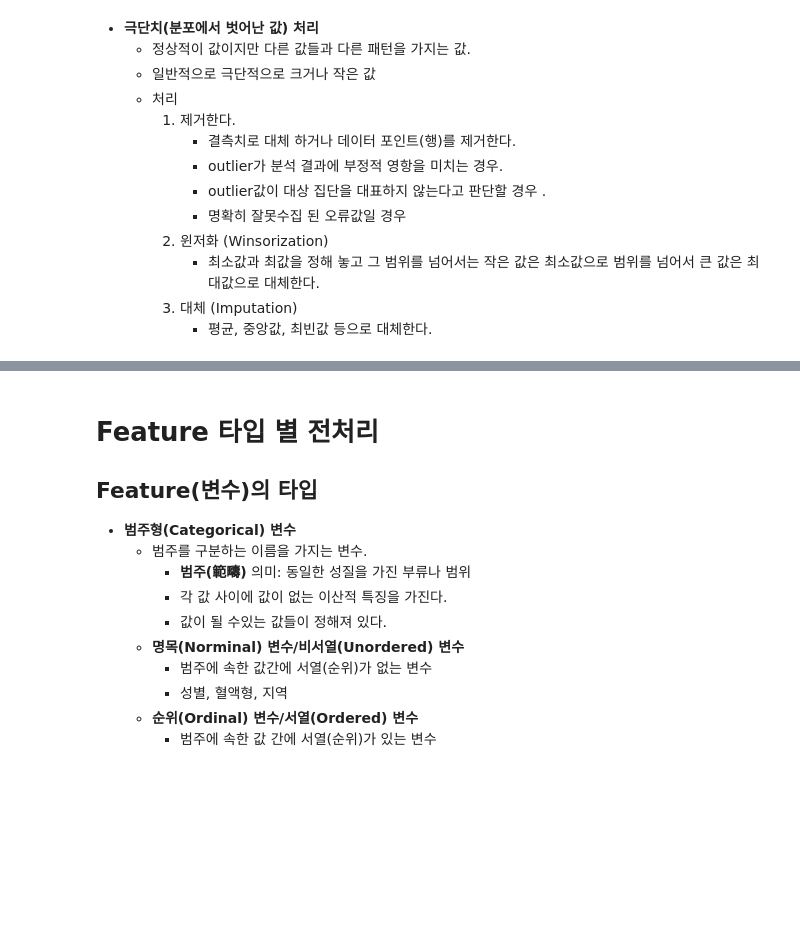
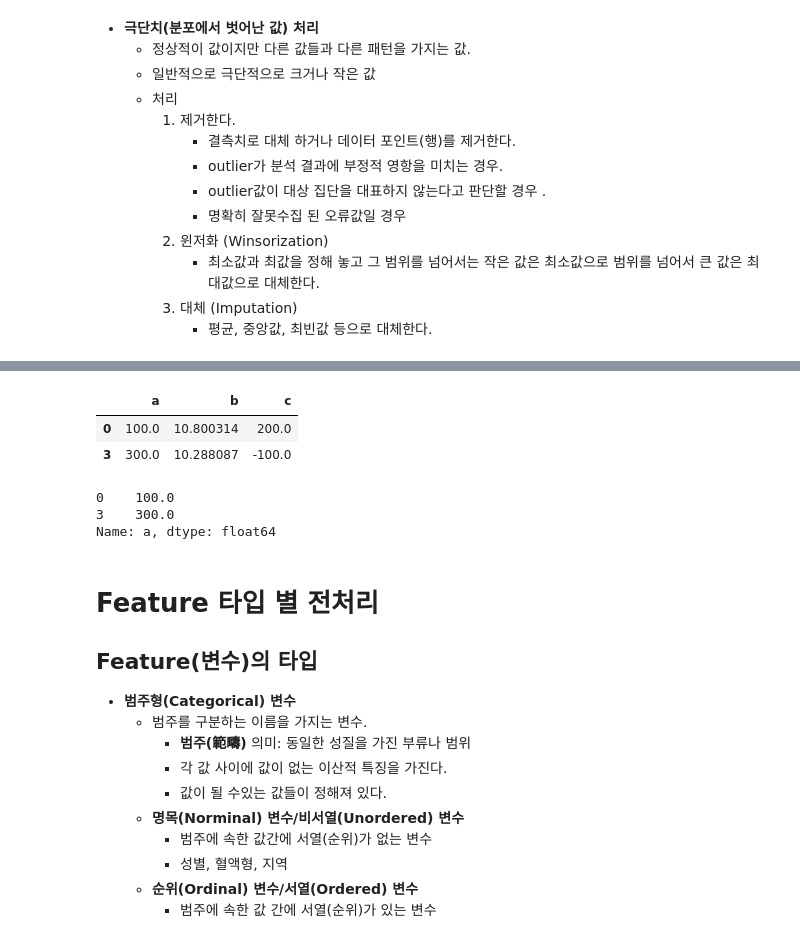
Before and after one commit to ksryong0/SKN21, a Jupyter notebook: 06_machine_learning/04_데이터_전처리.ipynb, the cells around one changed output, grey strips where cells are left out. Drawn from its saved outputs; the diff is of its cells as text; code cells hidden in the pictures; blank space fills up the shorter version.

```diff
--- a/06_machine_learning/04_데이터_전처리.ipynb
+++ b/06_machine_learning/04_데이터_전처리.ipynb
@@ -325,17 +398,21 @@ plt.show()
 # %%
 ####################################################################
 # # 4 분위수 기준으로 outlier를 찾기(식별)
 # 1. "1분위(100분위기준 25분위), 3분위(100분위 기준 75분위)" 계산.
 # 2. "IQR(Inter Quartile Range) = 3분위수 - 1분위수" 계산
 # 3. "정상범위: v < 1분위값 - 1.5*iqr, v > 3분위 + 1.5*iqr" 조건으로 outlier를 찾기
 ####################################################################
 # "a" 컬럼에서 outlier를 찾기
-q1, q3 = df['a'].quantile(q=[0.25, 0.75])
+q1, q3 = df['a'].quantile(q=[0.25, 0.75]) # q 함수로 1분위, 3분위 값 찾음.
 iqr = q3 - q1
 whis = 1.5
 iqr = iqr * whis
-df['a'][~df['a'].between(q1 - iqr, q3 + iqr)]  #series boolean indexing
+# df['a'][~df['a'].between(q1 - iqr, q3 + iqr)]  #series boolean indexing
 df.loc[~df['a'].between(q1 - iqr, q3 + iqr)]
+# %% [output]
+|  | a | b | c |
+| 0 | 100.0 | 10.800314 | 200.0 |
+| 3 | 300.0 | 10.288087 | -100.0 |
 # %%
 # 함수화 하기.
 def find_outliers(df, column_name, whis=1.5):
@@ -354,6 +431,12 @@ def find_outliers(df, column_name, whis=1.5):
     iqr *= whis
 
     return df.loc[~df[column_name].between(q1 - iqr, q3 + iqr), column_name]
+# %%
+find_outliers(df, 'a') #위에서만든함수
+# %% [output]
+0    100.0
+3    300.0
+Name: a, dtype: float64
 # %% [markdown]
 # Feature 타입 별 전처리
 
```
Also changed, not shown: parts of 60 cells of this notebook, 5 other files.
